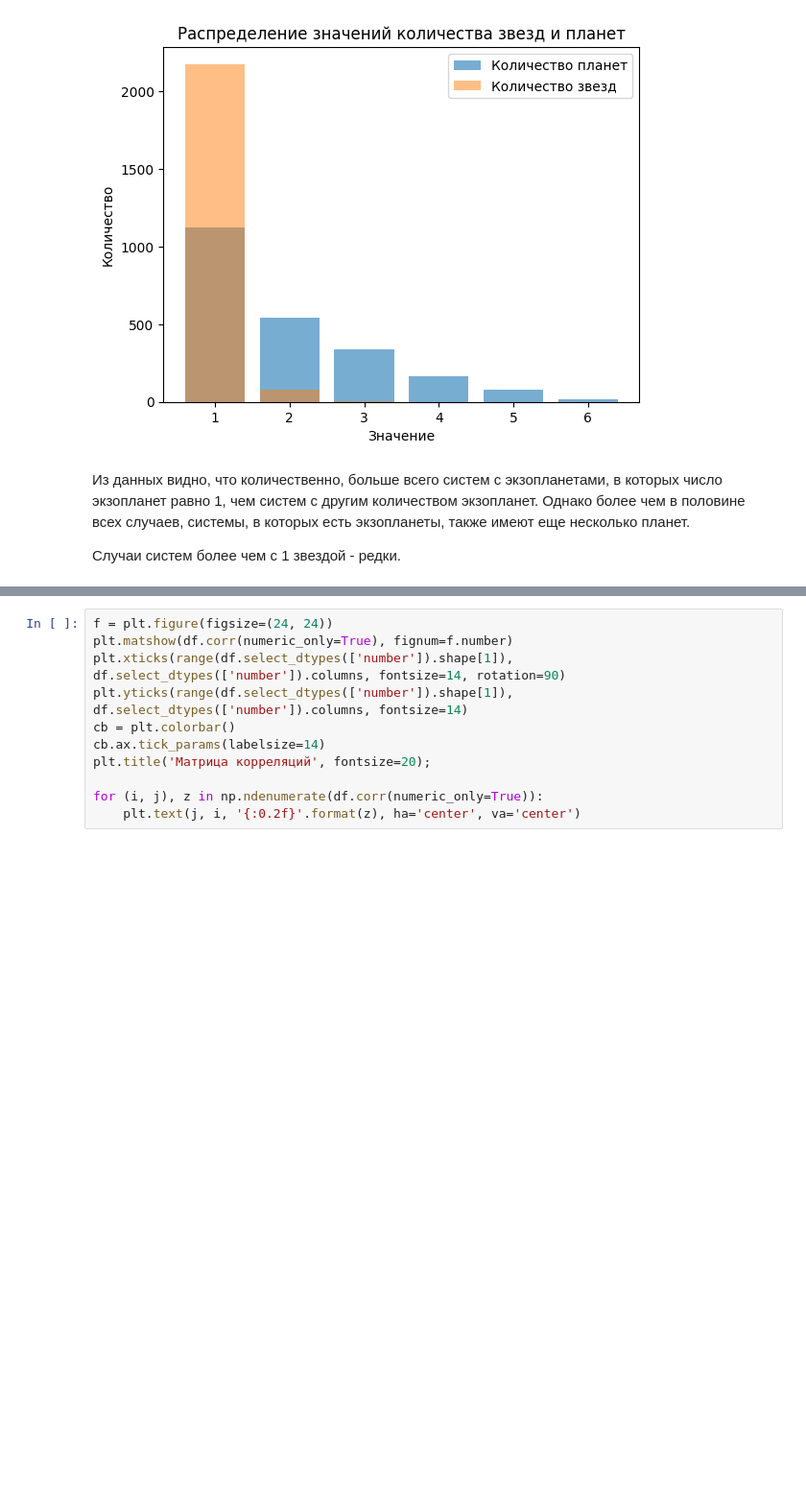
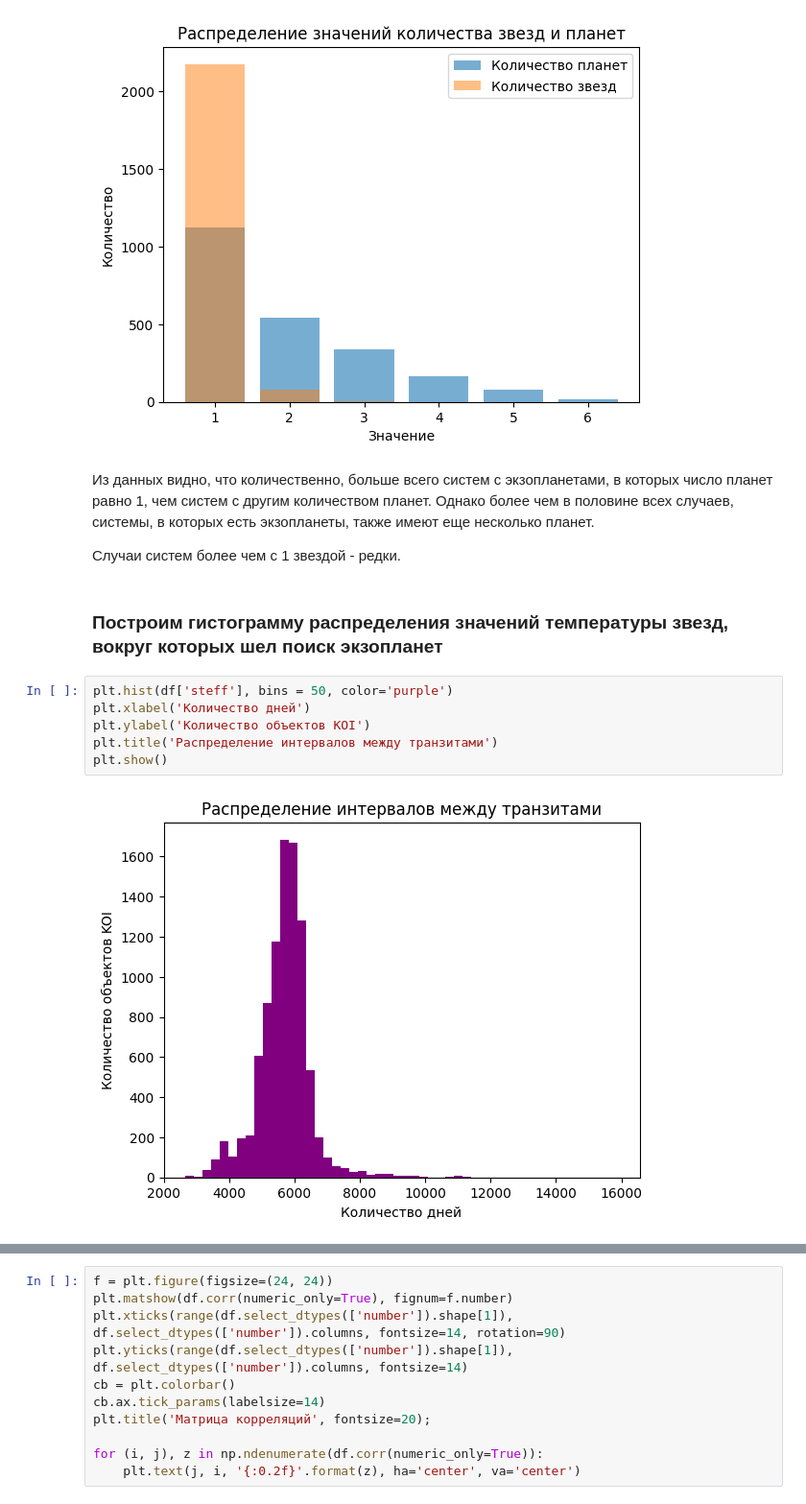
Before and after one commit to Polinezhich/andan_FP, a Jupyter notebook: main.ipynb, the cells around one changed output, grey strips where cells are left out. Shown at 96% size. Cells and saved outputs as stored; diff of their text form; blank space fills up the shorter version.

```diff
--- a/main.ipynb
+++ b/main.ipynb
@@ -268,6 +270,16 @@ plt.show()
 # %% [output]
 [figure]
 # %% [markdown]
-Из данных видно, что количественно, больше всего систем с экзопланетами, в которых число экзопланет равно 1, чем систем с другим количеством экзопланет. Однако более чем в половине всех случаев, системы, в которых есть экзопланеты, также имеют еще несколько планет.
+Из данных видно, что количественно, больше всего систем с экзопланетами, в которых число планет равно 1, чем систем с другим количеством планет. Однако более чем в половине всех случаев, системы, в которых есть экзопланеты, также имеют еще несколько планет.
 
 Случаи систем более чем с 1 звездой - редки.
+# %% [markdown]
+### Построим гистограмму распределения значений температуры звезд, вокруг которых шел поиск экзопланет
+# %%
+plt.hist(df['steff'], bins = 50, color='purple')
+plt.xlabel('Количество дней')
+plt.ylabel('Количество объектов KOI')
+plt.title('Распределение интервалов между транзитами')
+plt.show()
+# %% [output]
+[figure, added]
```
Also changed, not shown: parts of 6 cells of this notebook.
